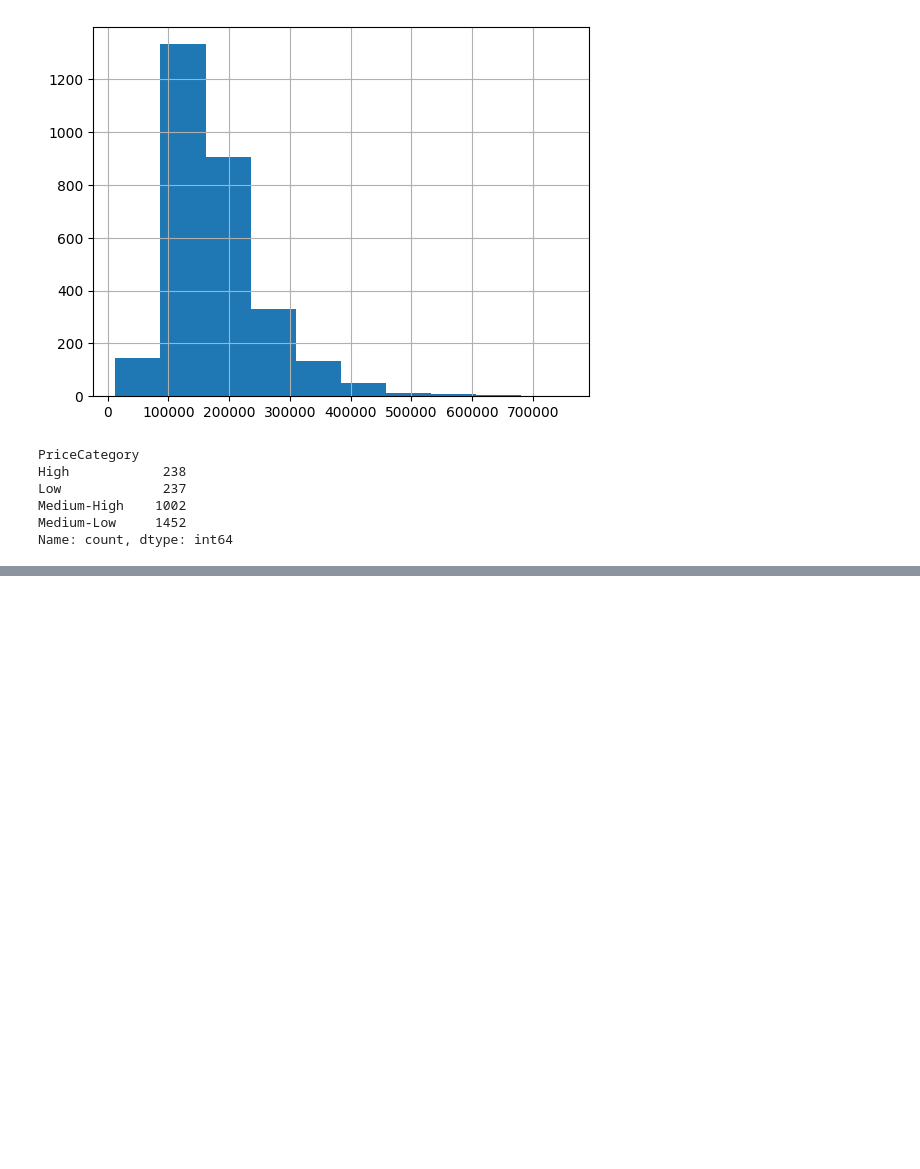
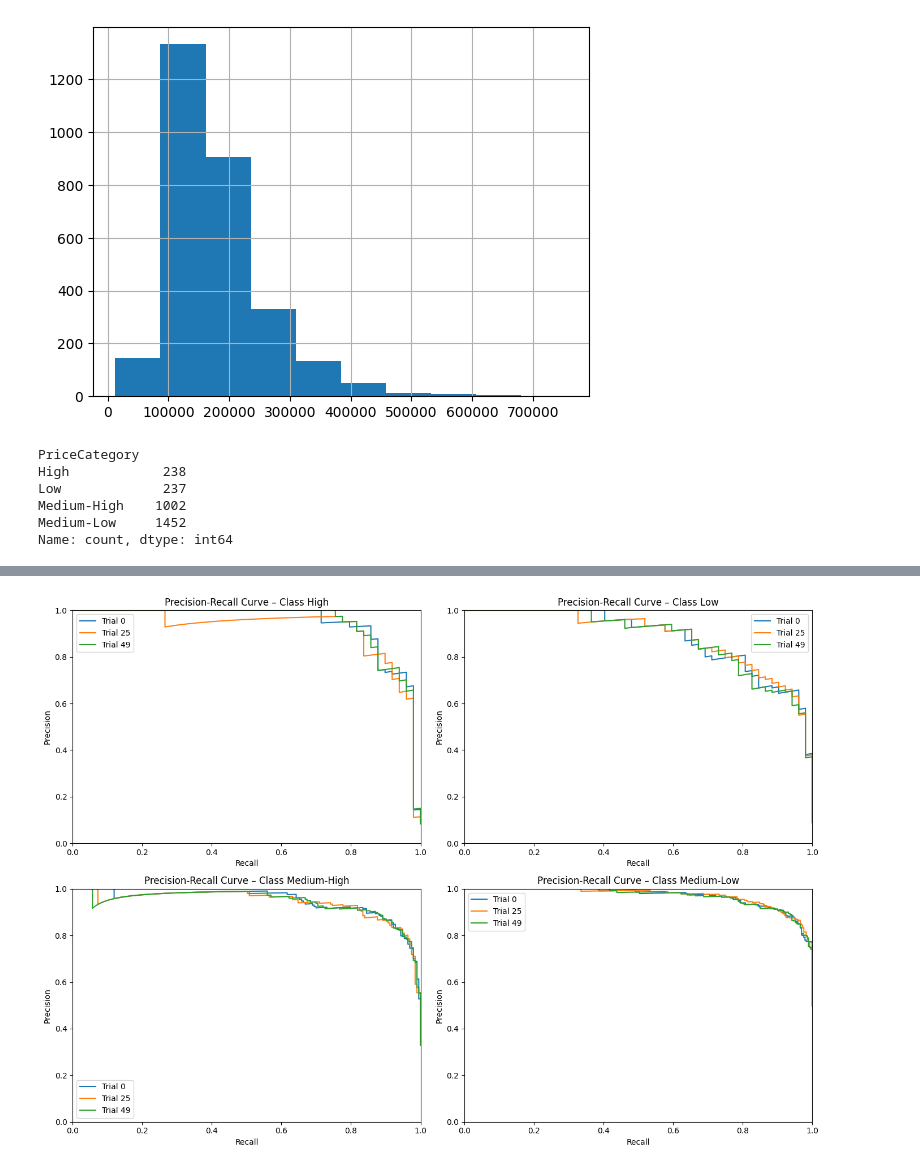
Before and after one commit to VoinaRares/ML-Lab1, a Jupyter notebook: Lab 3/lab3.ipynb, the cells around one changed output, grey strips where cells are left out. Cells and saved outputs as stored; diff of their text form; code cells hidden in the pictures; blank space fills up the shorter version.

```diff
--- a/Lab 3/lab3.ipynb
+++ b/Lab 3/lab3.ipynb
@@ -196,0 +297,32 @@ F1 Score:  0.8753
+# %%
+from sklearn.metrics import precision_recall_curve
+import matplotlib.pyplot as plt
+import numpy as np
+import xgboost as xgb
+
+fig, axes = plt.subplots(2, 2, figsize=(14, 10))
+axes = axes.flatten()
+
+for j in range(n_classes):
+    ax = axes[j]
+    for i in trial_indices:
+        trial = study.trials[i]
+        model = xgb.XGBClassifier(**trial.params.copy(), objective="multi:softprob", num_class=n_classes, eval_metric="mlogloss", random_state=42)
+        model.fit(X_train_20_no, y_train_20_no)
+        y_proba = model.predict_proba(X_test_20_no)
+
+        precision, recall, _ = precision_recall_curve(y_true_bin[:, j], y_proba[:, j])
+
+        ax.plot(recall, precision, label=f'Trial {i}')
+
+    ax.set_title(f'Precision-Recall Curve – Class {y_encoder.inverse_transform([j])[0]}')
+    ax.set_xlabel('Recall')
+    ax.set_ylabel('Precision')
+    ax.set_xlim(0, 1)
+    ax.set_ylim(0, 1)
+    ax.legend()
+
+plt.tight_layout()
+plt.show()
+# %% [output]
+[figure, added]
```
Also changed, not shown: parts of 6 cells of this notebook.
